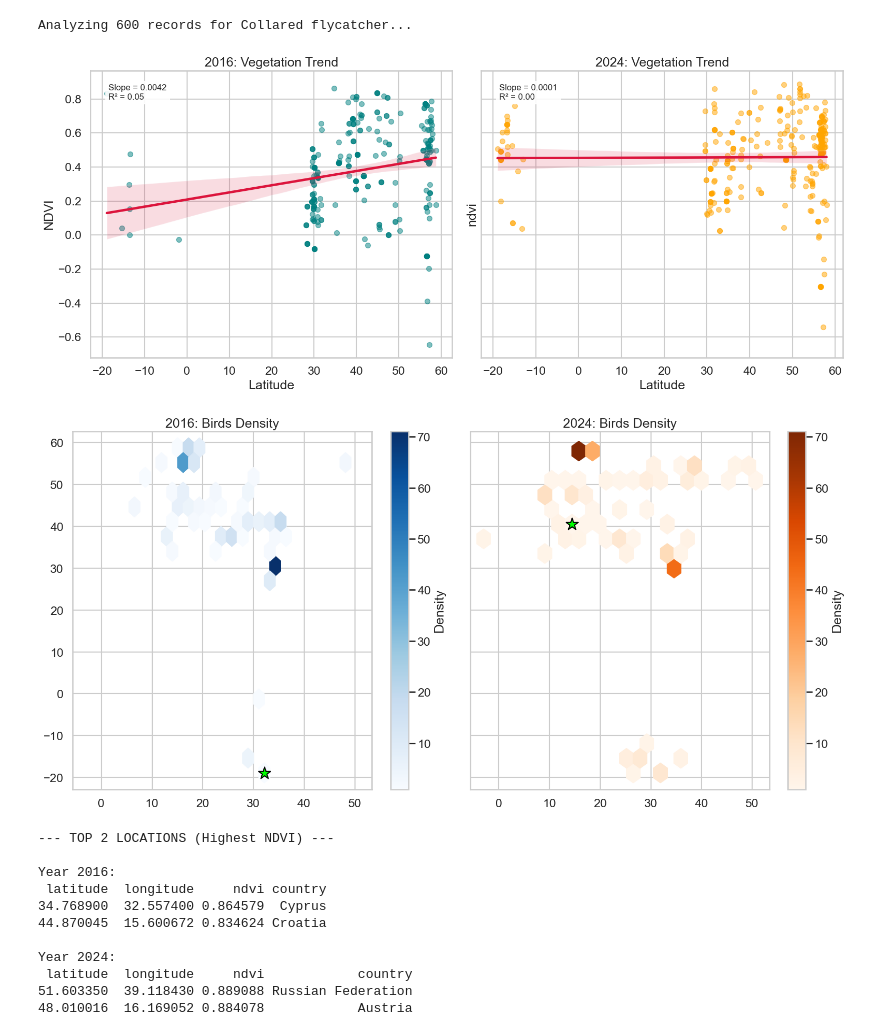
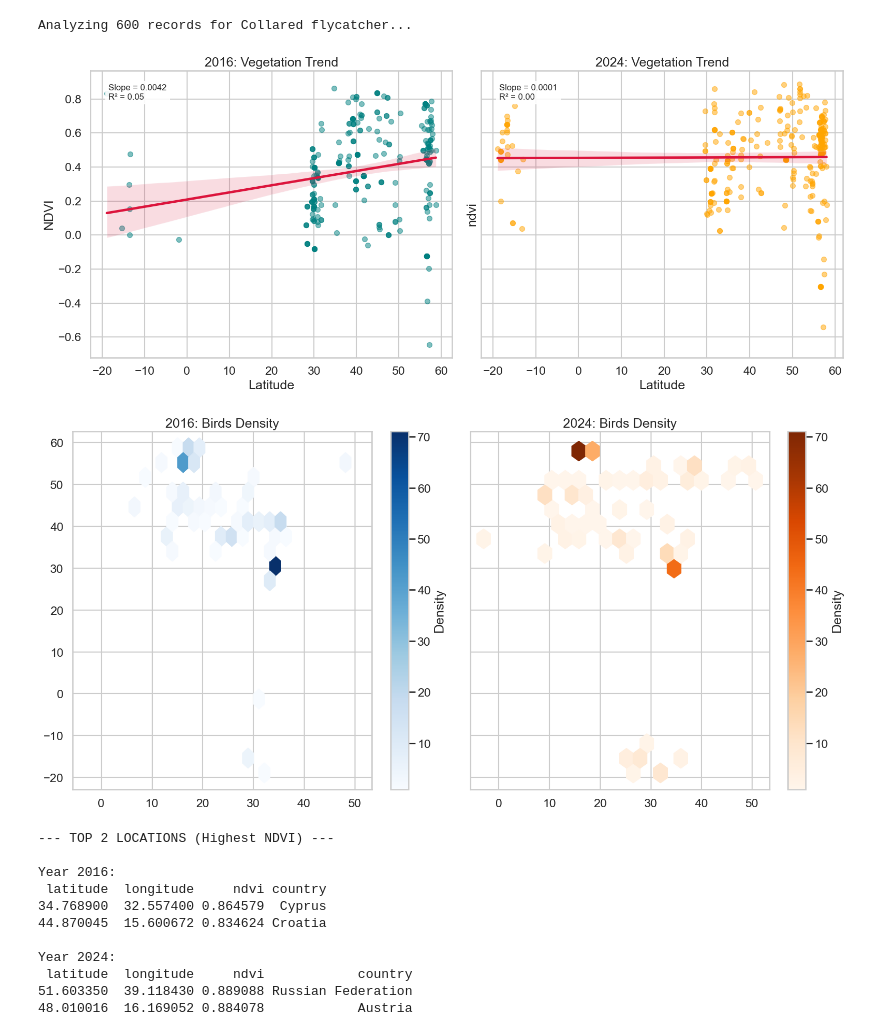
Before and after one commit to stefancristian236/Migration-Prediction, a Jupyter notebook: Data Analysis/presentation.ipynb, the cells around one changed output. Cells and saved outputs as stored; diff of their text form; code cells hidden in the pictures.

```diff
--- a/Data Analysis/presentation.ipynb
+++ b/Data Analysis/presentation.ipynb
@@ -44,36 +44,34 @@ try:
         plt.savefig('Results/Vegetation Trend.png')
         plt.show()
 
         fig2, axes2 = plt.subplots(1, 2, figsize=(16, 8), sharey=True, sharex=True)
 
         for i, year in enumerate(years_of_interest):
             ax = axes2[i]
             data = df[df['year'] == year]
 
             if not data.empty:
                 hb = ax.hexbin(data['longitude'], data['latitude'], gridsize=20,
                                cmap='Blues' if year==2016 else 'Oranges', mincnt=1)
 
                 hb_ndvi = ax.hexbin(data['longitude'], data['latitude'], C=data['ndvi'],
                                     gridsize=20, reduce_C_function=np.mean, visible=False)
 
                 max_idx = np.argmax(hb_ndvi.get_array())
                 best_loc = hb_ndvi.get_offsets()[max_idx]
-                ax.scatter(best_loc[0], best_loc[1], color='lime', s=300, marker='*', edgecolors='black')
-
                 ax.set_title(f"{year}: Birds Density")
                 plt.colorbar(hb, ax=ax, label='Density')
 
         plt.tight_layout()
         plt.savefig('Results/Birds Density.png')
         plt.show()
 
 except FileNotFoundError:
     print("Error: birds_db.csv not found.")
 # %% [output]
 Analyzing 600 records for Collared flycatcher...
 [figure]
-[figure, old version]
+[figure, new version]
 # %%
 print("\n--- TOP 2 LOCATIONS (Highest NDVI) ---")
 for year in [2016, 2024]:
```
Also changed, not shown: 12 other files.
